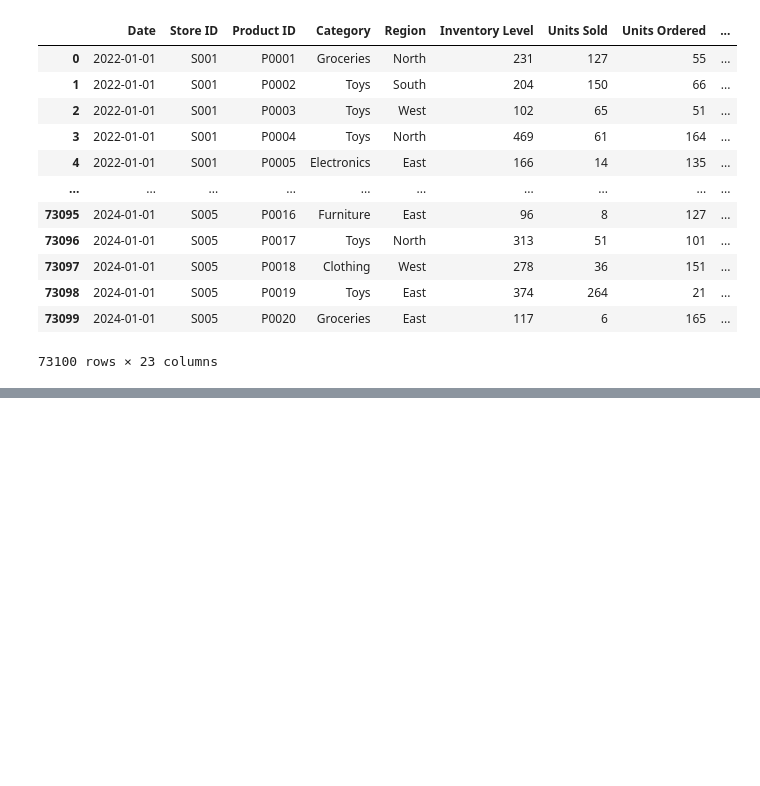
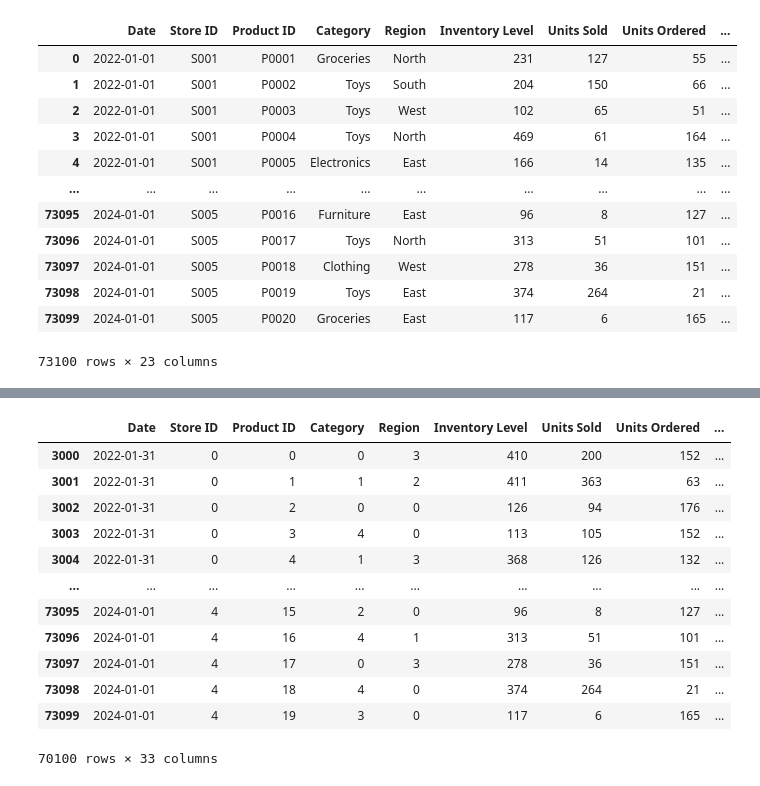
Before and after one commit to Bhaskar5153/project_1_demand_forecasting, a Jupyter notebook: notebooks/feature_engineering.ipynb, the cells around one changed output, grey strips where cells are left out. Drawn from its saved outputs; the diff is of its cells as text; code cells hidden in the pictures; blank space fills up the shorter version.

```diff
--- a/notebooks/feature_engineering.ipynb
+++ b/notebooks/feature_engineering.ipynb
@@ -76,0 +170,19 @@ df
+# %%
+# Label encode categorical variables
+# A - 0, B - 1, C - 2, D - 3, E - 4
+
+
+# clothing - 1,
+# Toys - 2,
+# Electronics - 3,
+# Furniture - 4
+# groceries - 5
+
+label_cols = ["Store ID", "Product ID", "Category", "Region", "Weather Condition", "Seasonality"]
+
+from sklearn.preprocessing import LabelEncoder, OneHotEncoder
+le = LabelEncoder()
+encoders = {}
+for col in label_cols:
+    df[col] = le.fit_transform(df[col].astype(str))
+    encoders[col] = list(le.classes_)
@@ -76,0 +195,16 @@ df
+# %%
+df
+# %% [output]
+|  | Date | Store ID | Product ID | Category | Region | Inventory Level | Units Sold | Units Ordered | ... |
+| 3000 | 2022-01-31 | 0 | 0 | 0 | 3 | 410 | 200 | 152 | ... |
+| 3001 | 2022-01-31 | 0 | 1 | 1 | 2 | 411 | 363 | 63 | ... |
+| 3002 | 2022-01-31 | 0 | 2 | 0 | 0 | 126 | 94 | 176 | ... |
+| 3003 | 2022-01-31 | 0 | 3 | 4 | 0 | 113 | 105 | 152 | ... |
+| 3004 | 2022-01-31 | 0 | 4 | 1 | 3 | 368 | 126 | 132 | ... |
+| ... | ... | ... | ... | ... | ... | ... | ... | ... | ... |
+| 73095 | 2024-01-01 | 4 | 15 | 2 | 0 | 96 | 8 | 127 | ... |
+| 73096 | 2024-01-01 | 4 | 16 | 4 | 1 | 313 | 51 | 101 | ... |
+| 73097 | 2024-01-01 | 4 | 17 | 0 | 3 | 278 | 36 | 151 | ... |
+| 73098 | 2024-01-01 | 4 | 18 | 4 | 0 | 374 | 264 | 21 | ... |
+| 73099 | 2024-01-01 | 4 | 19 | 3 | 0 | 117 | 6 | 165 | ... |
+70100 rows × 33 columns
```
Also changed, not shown: parts of 18 cells of this notebook, 10 other files.
